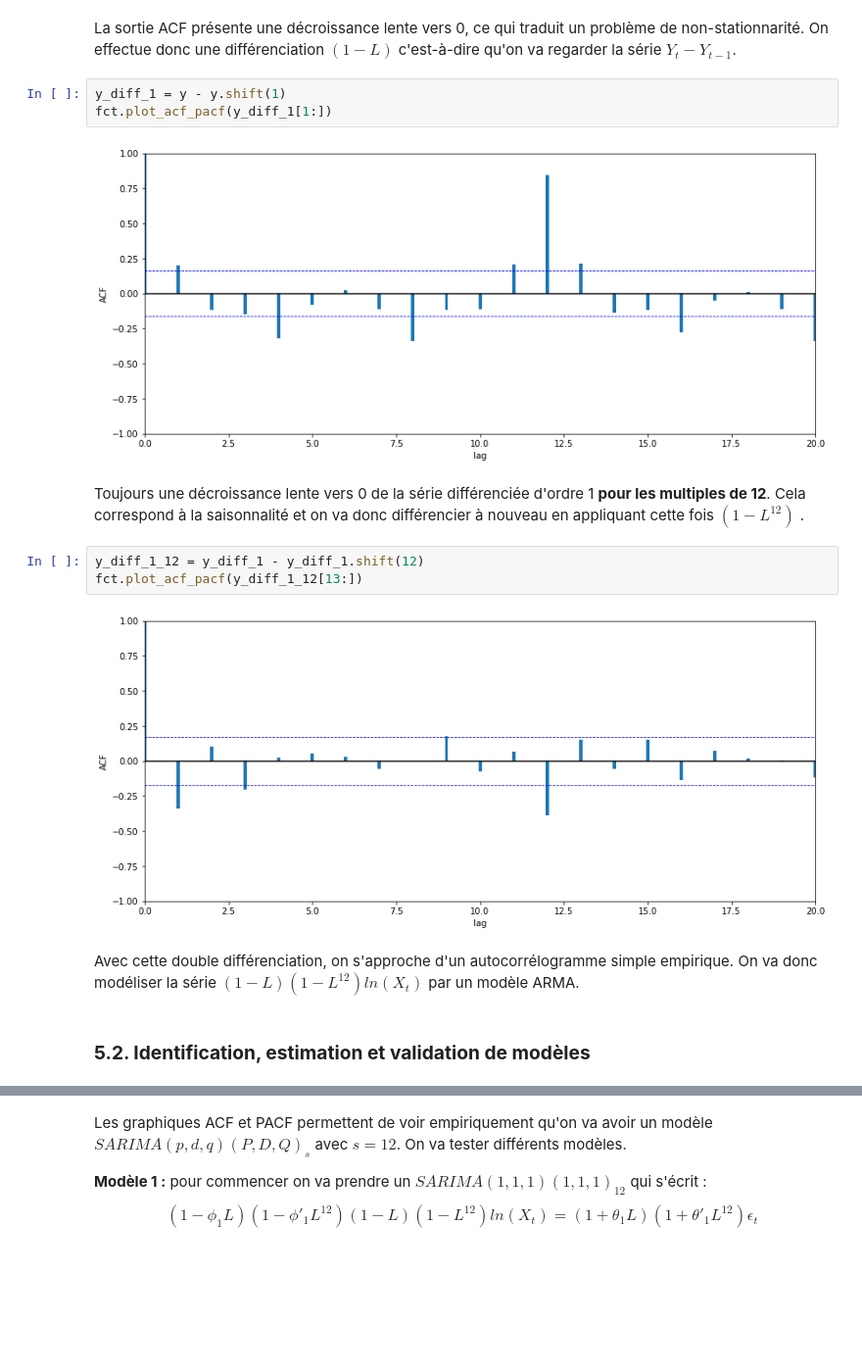
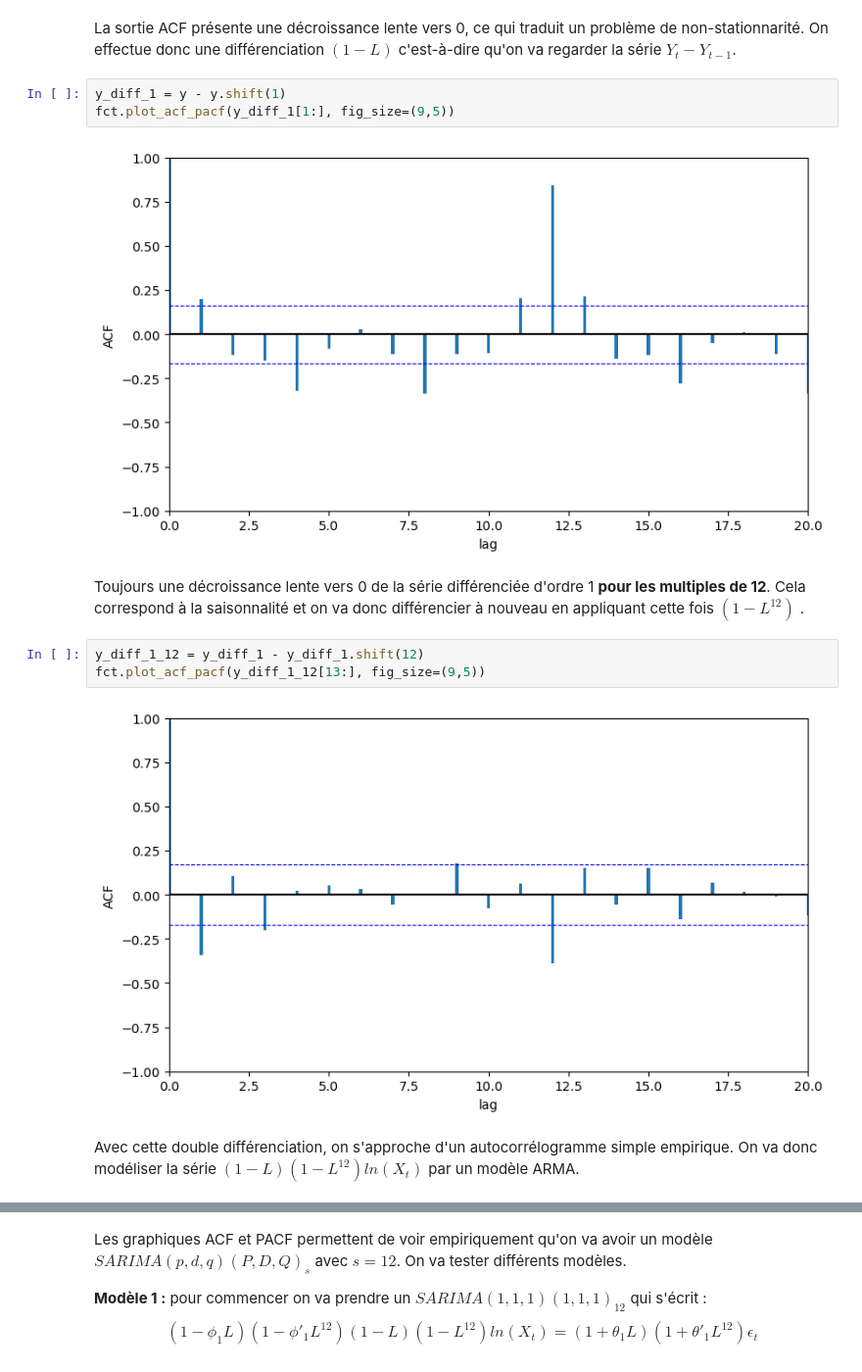
Before and after one commit to Statoscop/notebooks-blog, a Jupyter notebook: Series temporelles/SeriesTemp_Python_4.ipynb, the cells around one changed output, grey strips where cells are left out. Shown at 98% size. Cells and saved outputs as stored; diff of their text form; blank space fills up the shorter version.

```diff
--- a/Series temporelles/SeriesTemp_Python_4.ipynb
+++ b/Series temporelles/SeriesTemp_Python_4.ipynb
@@ -155,18 +153,16 @@ fct.plot_acf_pacf(y)
 La sortie ACF présente une décroissance lente vers 0, ce qui traduit un problème de non-stationnarité. On effectue donc une différenciation $(1-L)$ c'est-à-dire qu'on va regarder la série $Y_t-Y_{t-1}$.
 # %%
 y_diff_1 = y - y.shift(1)
-fct.plot_acf_pacf(y_diff_1[1:])
+fct.plot_acf_pacf(y_diff_1[1:], fig_size=(9,5))
 # %% [output]
-[figure, old version]
+[figure, new version]
 # %% [markdown]
 Toujours une décroissance lente vers 0 de la série différenciée d'ordre 1 **pour les multiples de 12**. Cela correspond à la saisonnalité et on va donc différencier à nouveau en appliquant cette fois $(1-L^{12})$ .
 # %%
 y_diff_1_12 = y_diff_1 - y_diff_1.shift(12)
-fct.plot_acf_pacf(y_diff_1_12[13:])
+fct.plot_acf_pacf(y_diff_1_12[13:], fig_size=(9,5))
 # %% [output]
-[figure, old version]
+[figure, new version]
 # %% [markdown]
 Avec cette double différenciation, on s'approche d'un autocorrélogramme simple empirique. On va donc modéliser la série $(1-L)(1-L^{12})ln(X_t)$ par un modèle ARMA.
-# %% [markdown]
-### **5.2. Identification, estimation et validation de modèles**
 # %% [markdown]
```
Also changed, not shown: parts of 45 cells of this notebook, 1 other file.
